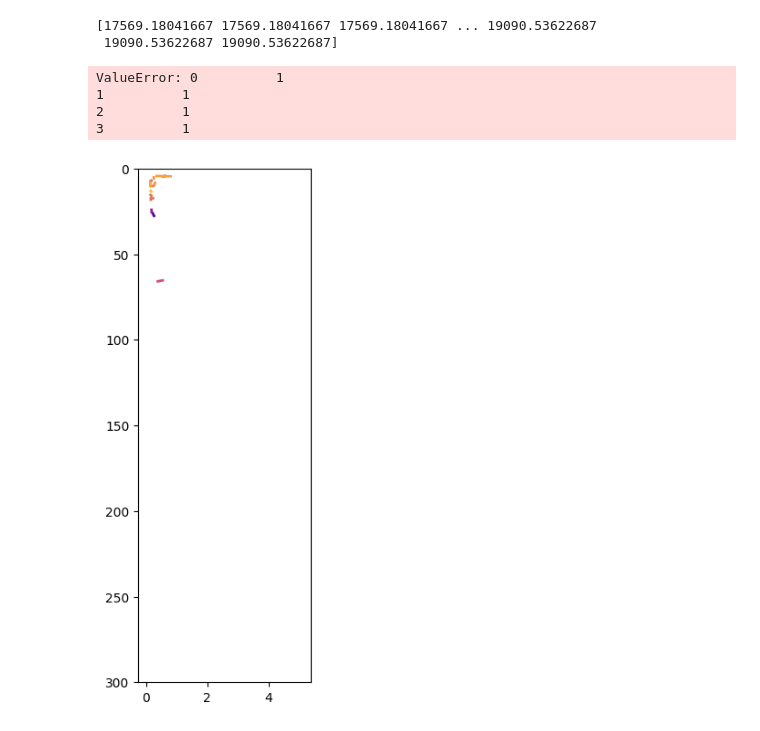
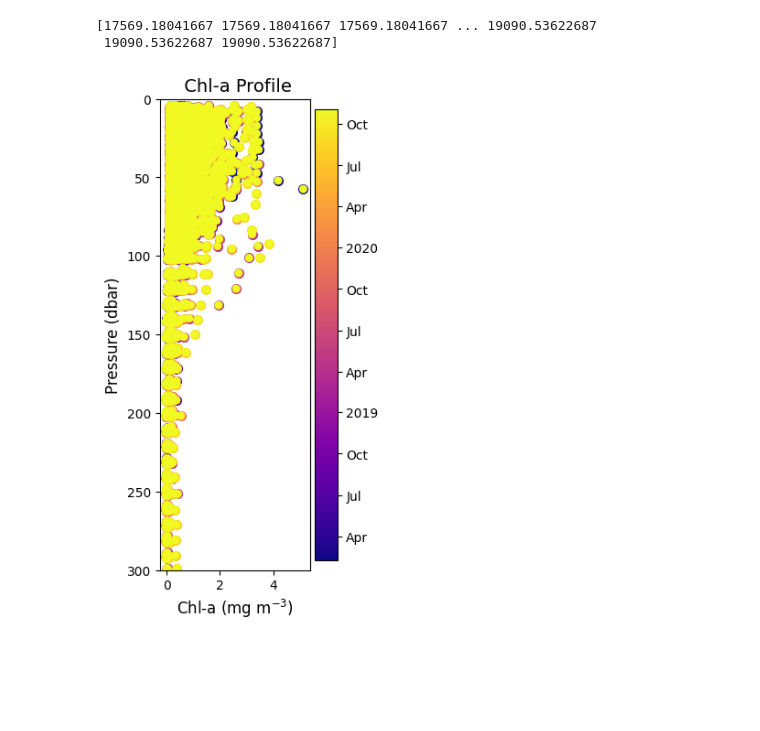
Before and after one commit to Lilah-Asalie/IBIS_Project, a Jupyter notebook: Pressure.ipynb, the cells around one changed output. Saved outputs shown, nothing was run; the diff lists cells and outputs as text; code cells hidden in the pictures; blank space fills up the shorter version.

```diff
--- a/Pressure.ipynb
+++ b/Pressure.ipynb
@@ -465,37 +465,33 @@ cmap = plt.get_cmap('plasma', len(df_2['DATE'].unique()))
 # Create figure and axis
 fig = plt.figure(figsize=(8,6), layout='constrained')
 ax = fig.add_subplot(141)
 
 # pdf_date = mdates.date2num(pdf_WMO['DATE'])
 
 for cycle, group in df_2.groupby('CYCLE_NUMBER'):
     date_val = mdates.date2num(group['DATE'].iloc[0])
     color = cmap(norm(date_val))
-    ax.plot(group['CHLA_ADJUSTED'], group['PRES_ADJUSTED'], color=color, lw=2)
+    ax.scatter(group['CHLA_ADJUSTED'], group['PRES_ADJUSTED'], color=color, lw=2)
 
 ax.set_ylim(0, 300)
 ax.invert_yaxis()
 
-plot = ax.plot(df_2['CHLA_ADJUSTED'], df_2['PRES_ADJUSTED'], c = df_2['CYCLE_NUMBER'], lw=2, vmin = 17569.18041667, vmax = 19090.53622687, cmap='plasma')
+plot = ax.scatter(df_2['CHLA_ADJUSTED'], df_2['PRES_ADJUSTED'], c = df_2['DATE'], lw=0.5, vmin = 17569.18041667, vmax = 18569.18041667, cmap='plasma')
 
 # vmin = 18998.35734955, vmax = 19038.49546298
 #ax.set_xlim(0, 1.5)
 
 ax.set_xlabel(r'Chl-a (mg m$^{-3}$)', fontsize=12)
 ax.set_ylabel('Pressure (dbar)', fontsize=12)
 ax.set_title(' Chl-a Profile', fontsize=14)
 
 
 cbar = plt.colorbar(plot, ax=ax, orientation='vertical', pad=0.03)
 locator = mdates.AutoDateLocator()
 formatter = mdates.ConciseDateFormatter(locator)
 
 # Apply the formatter to the y-axis of the colorbar (since it's vertical by default)
 cbar.ax.yaxis.set_major_locator(locator)
 cbar.ax.yaxis.set_major_formatter(formatter)
 # %% [output]
-ValueError: 0          1
-1          1
-2          1
-3          1
-[figure, old version]
+[figure, new version]
```
